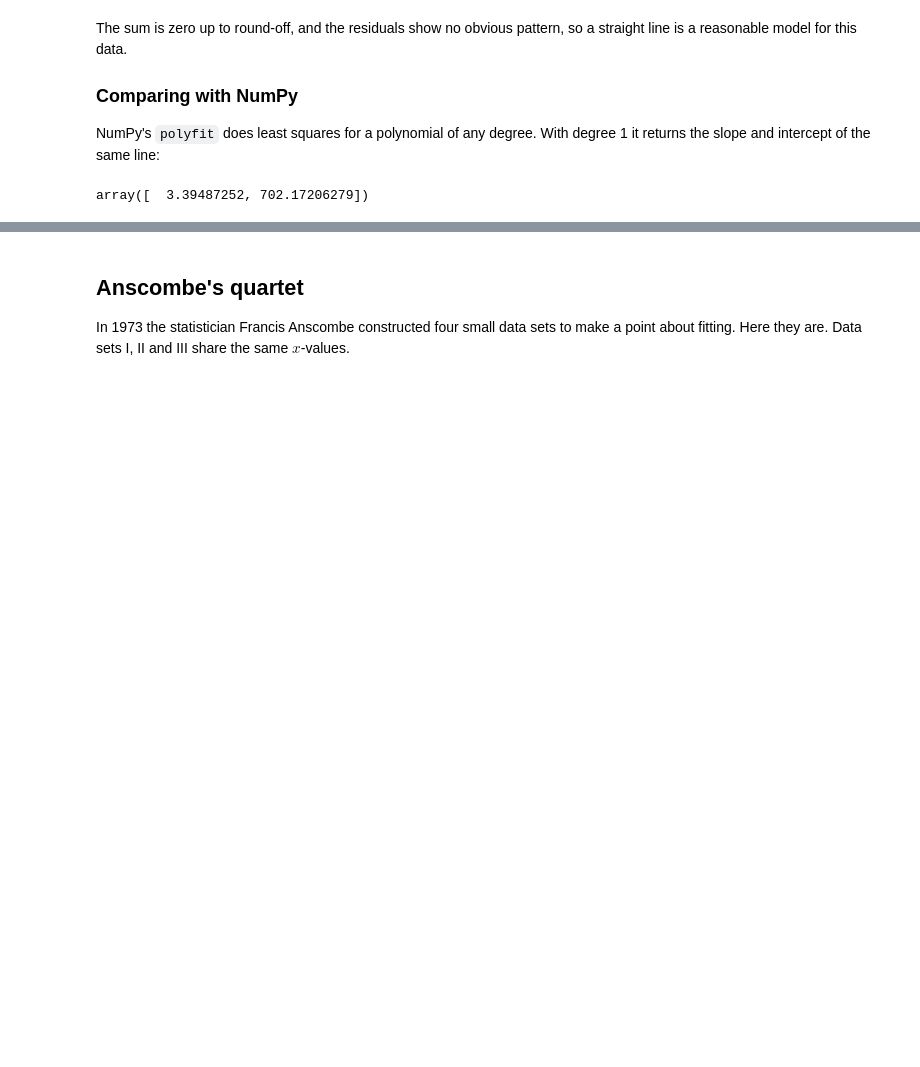
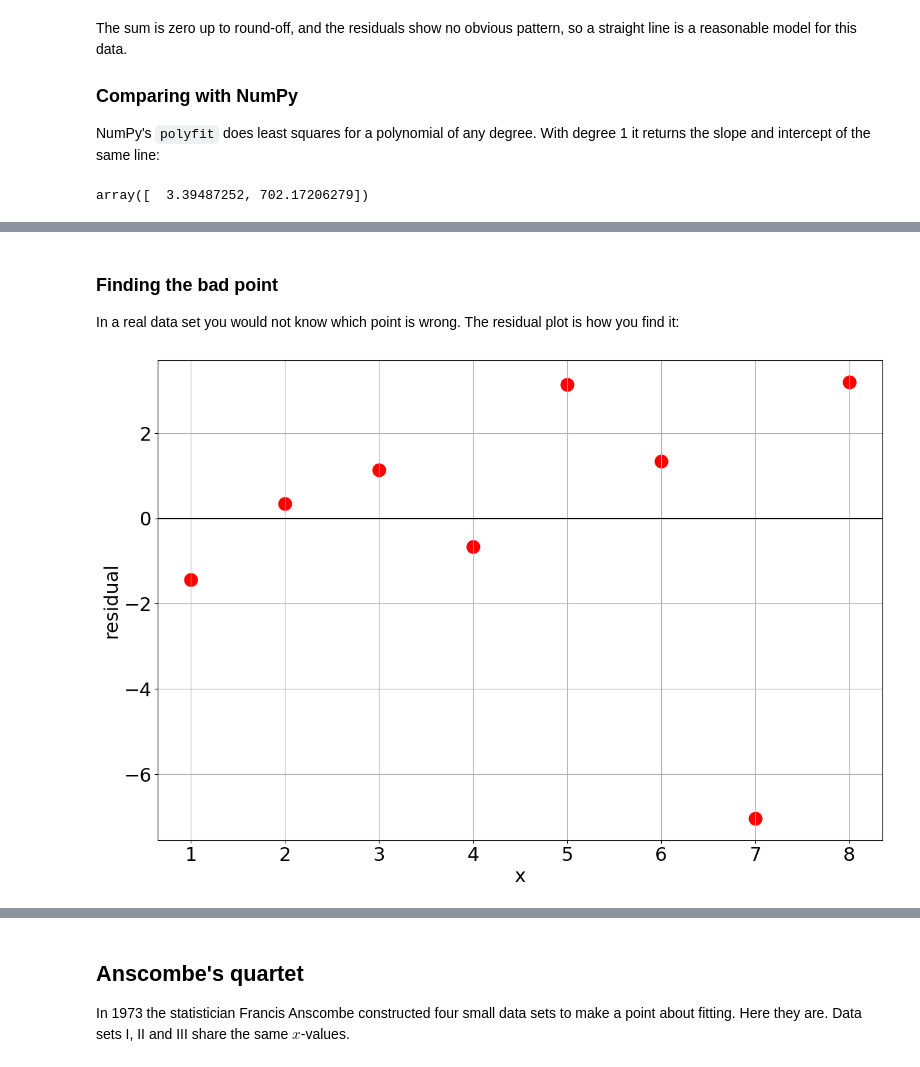
Before and after one commit to nielsw2/ACM20030-Examples, a Jupyter notebook: InterpolationAndFitting/LinearLeastSquaresFitting.ipynb, the cells around one changed output, grey strips where cells are left out. Drawn from its saved outputs; the diff is of its cells as text; code cells hidden in the pictures; blank space fills up the shorter version.

```diff
--- a/InterpolationAndFitting/LinearLeastSquaresFitting.ipynb
+++ b/InterpolationAndFitting/LinearLeastSquaresFitting.ipynb
@@ -132,0 +184,15 @@ array([  3.39487252, 702.17206279])
+# %% [markdown]
+### Finding the bad point
+
+In a real data set you would not know which point is wrong. The residual plot is how you find
+it:
+# %%
+rbad = np.polyval(pbad, x) - ybad
+
+plt.grid(True)
+plt.xlabel('x')
+plt.ylabel('residual')
+plt.axhline(0, color='black')
+plt.scatter(x, rbad, color='red', linewidths=10);
+# %% [output]
+[figure, added]
```
Also changed, not shown: parts of 10 cells of this notebook.
